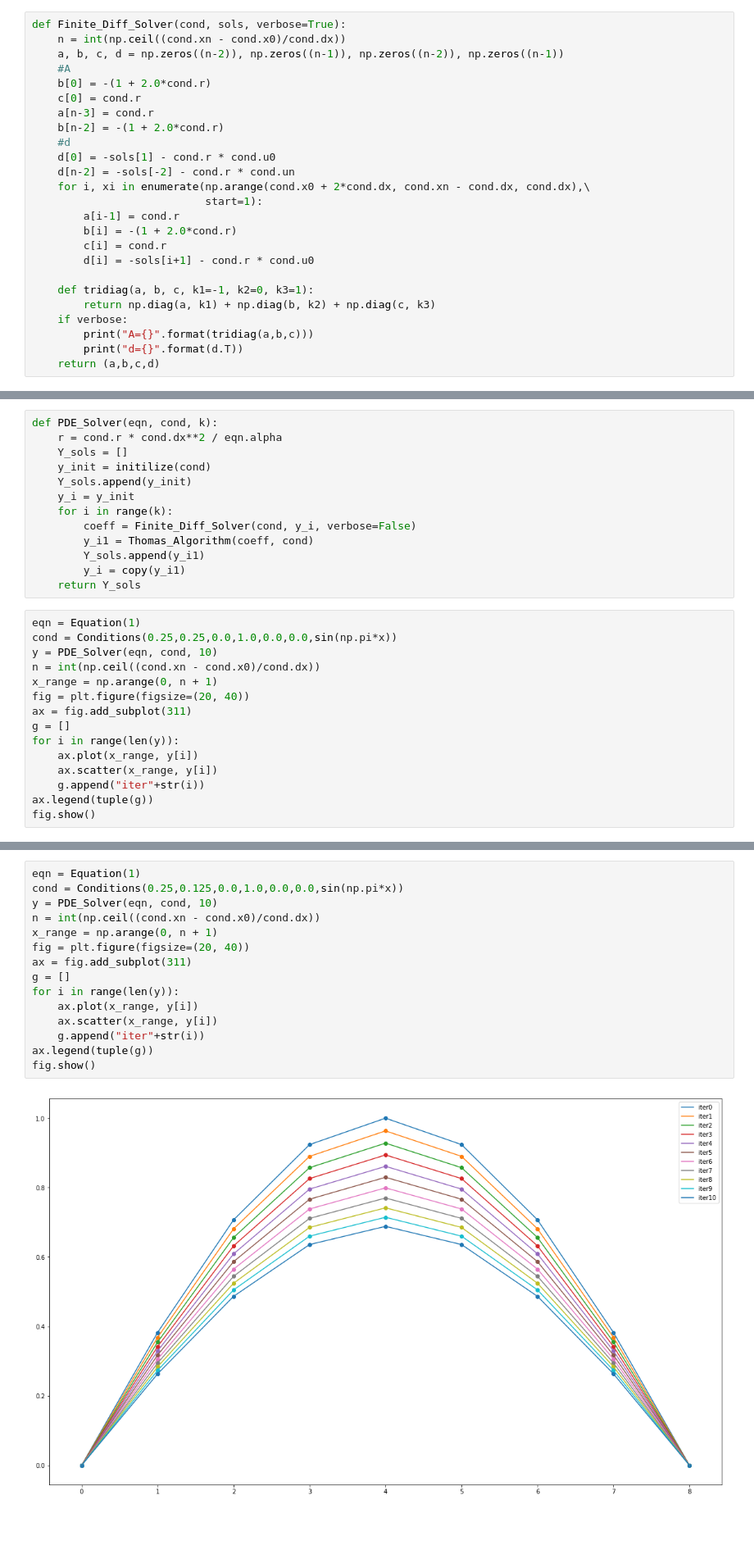
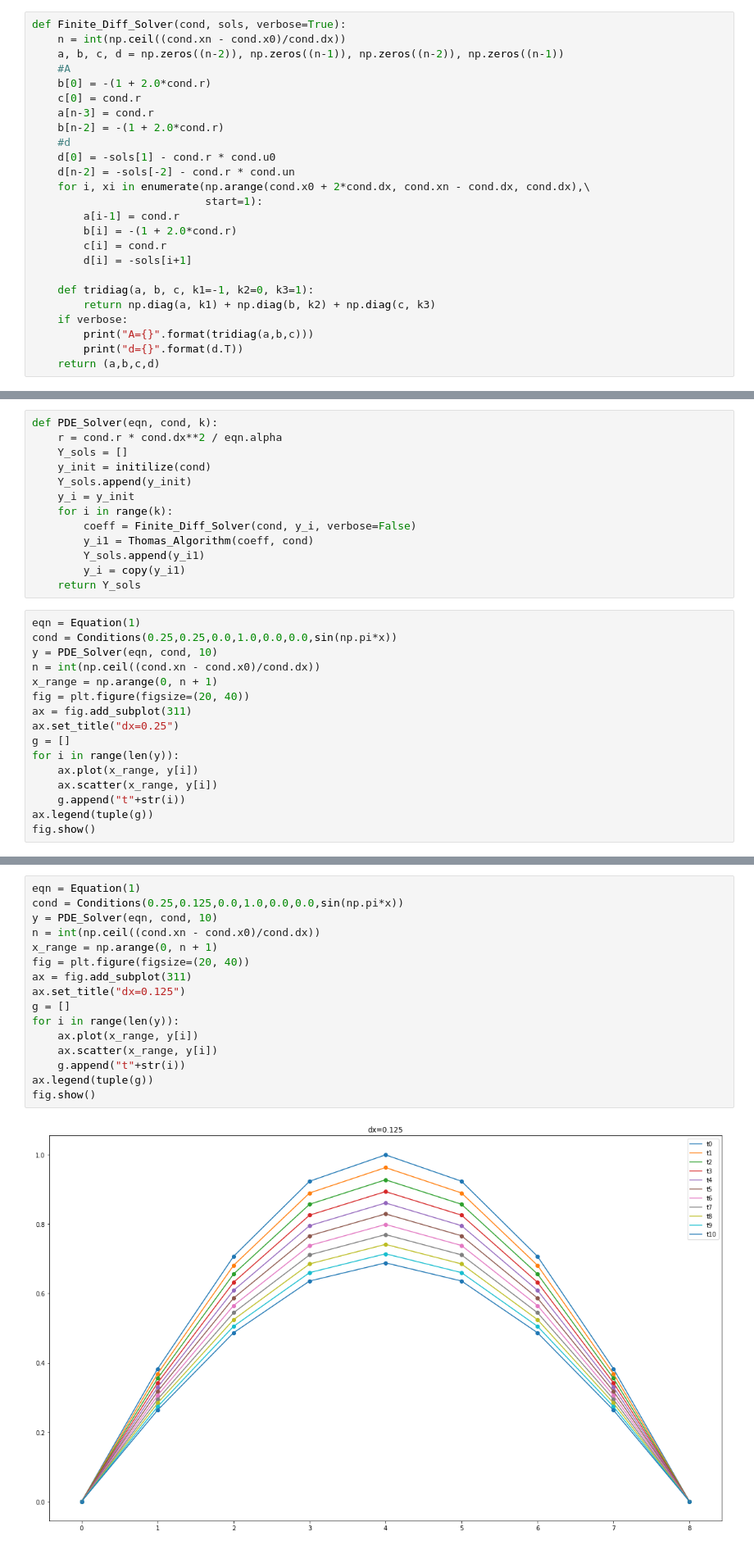
Before and after one commit to rudrasohan/Advanced-Numerical-Techniques, a Jupyter notebook: assignment6.ipynb, the cells around one changed output, grey strips where cells are left out. Shown at 82% size. Saved outputs shown, nothing was run; the diff lists cells and outputs as text; blank space fills up the shorter version.

```diff
--- a/assignment6.ipynb
+++ b/assignment6.ipynb
@@ -58,7 +56,7 @@ def Finite_Diff_Solver(cond, sols, verbose=True):
         a[i-1] = cond.r
         b[i] = -(1 + 2.0*cond.r)
         c[i] = cond.r
-        d[i] = -sols[i+1] - cond.r * cond.u0
+        d[i] = -sols[i+1]
 
     def tridiag(a, b, c, k1=-1, k2=0, k3=1):
         return np.diag(a, k1) + np.diag(b, k2) + np.diag(c, k3)
@@ -111,11 +109,12 @@ n = int(np.ceil((cond.xn - cond.x0)/cond.dx))
 x_range = np.arange(0, n + 1)
 fig = plt.figure(figsize=(20, 40))
 ax = fig.add_subplot(311)
+ax.set_title("dx=0.25")
 g = []
 for i in range(len(y)):
     ax.plot(x_range, y[i])
     ax.scatter(x_range, y[i])
-    g.append("iter"+str(i))
+    g.append("t"+str(i))
 ax.legend(tuple(g))
 fig.show()
 # %% [output]
@@ -123,20 +122,21 @@ fig.show()
 # %%
 eqn = Equation(1)
 cond = Conditions(0.25,0.125,0.0,1.0,0.0,0.0,sin(np.pi*x))
 y = PDE_Solver(eqn, cond, 10)
 n = int(np.ceil((cond.xn - cond.x0)/cond.dx))
 x_range = np.arange(0, n + 1)
 fig = plt.figure(figsize=(20, 40))
 ax = fig.add_subplot(311)
+ax.set_title("dx=0.125")
 g = []
 for i in range(len(y)):
     ax.plot(x_range, y[i])
     ax.scatter(x_range, y[i])
-    g.append("iter"+str(i))
+    g.append("t"+str(i))
 ax.legend(tuple(g))
 fig.show()
 # %% [output]
-[figure, old version]
+[figure, new version]
 # %%
 eqn = Equation(1)
 cond = Conditions(0.25,0.0625,0.0,1.0,0.0,0.0,sin(np.pi*x))
```
Also changed, not shown: parts of 3 cells of this notebook.
